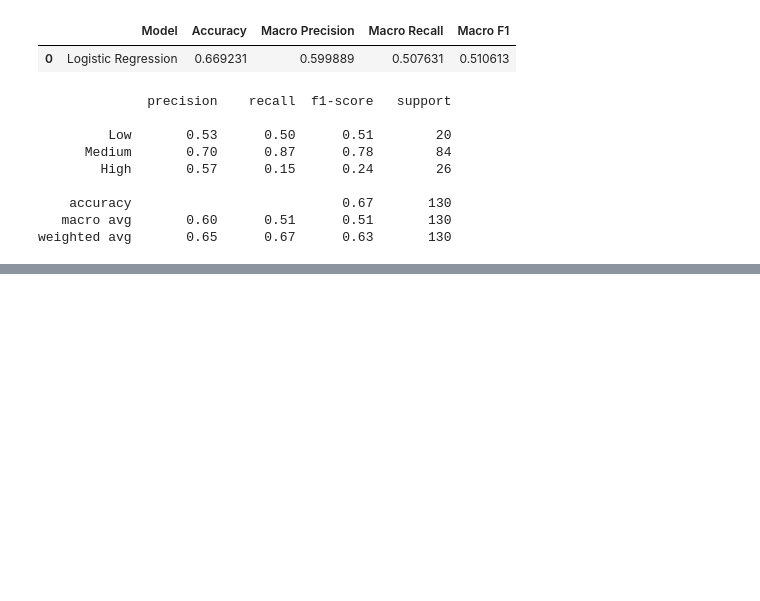
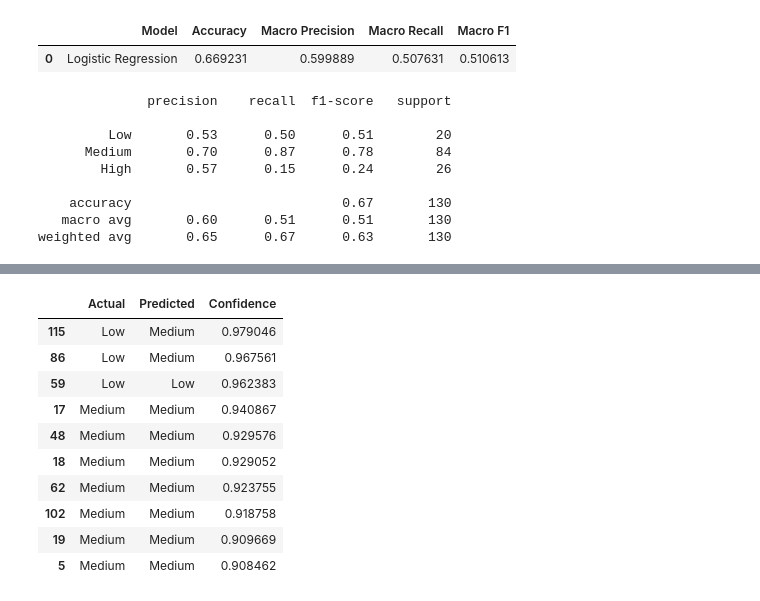
Before and after one commit to lightcode01-oss/IYB_INTERNSHIP, a Jupyter notebook: Day_08_Baseline_Classification_Model.ipynb, the cells around one changed output, grey strips where cells are left out. Cells and saved outputs as stored; diff of their text form; code cells hidden in the pictures; blank space fills up the shorter version.

```diff
--- a/Day_08_Baseline_Classification_Model.ipynb
+++ b/Day_08_Baseline_Classification_Model.ipynb
@@ -347,0 +474,17 @@ weighted avg       0.65      0.67      0.63       130
+# %%
+confidence_df.sort_values(
+    by="Confidence",
+    ascending=False
+).head(10)
+# %% [output]
+|  | Actual | Predicted | Confidence |
+| 115 | Low | Medium | 0.979046 |
+| 86 | Low | Medium | 0.967561 |
+| 59 | Low | Low | 0.962383 |
+| 17 | Medium | Medium | 0.940867 |
+| 48 | Medium | Medium | 0.929576 |
+| 18 | Medium | Medium | 0.929052 |
+| 62 | Medium | Medium | 0.923755 |
+| 102 | Medium | Medium | 0.918758 |
+| 19 | Medium | Medium | 0.909669 |
+| 5 | Medium | Medium | 0.908462 |
```
Also changed, not shown: parts of 13 cells of this notebook.
